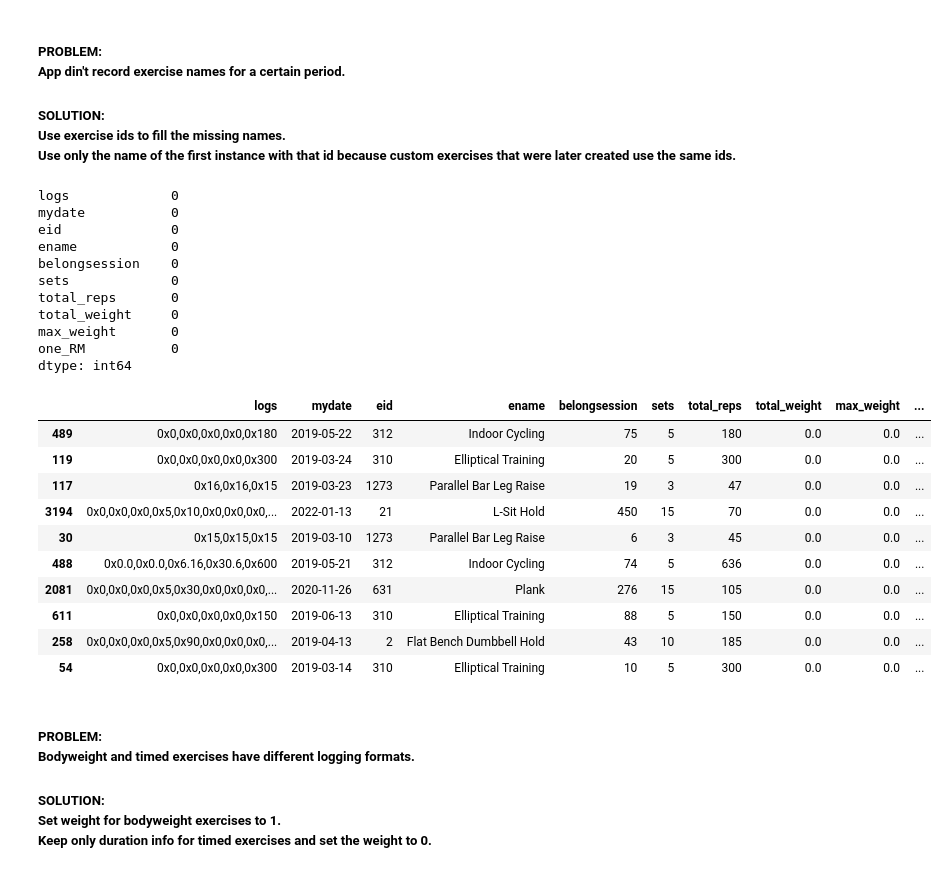
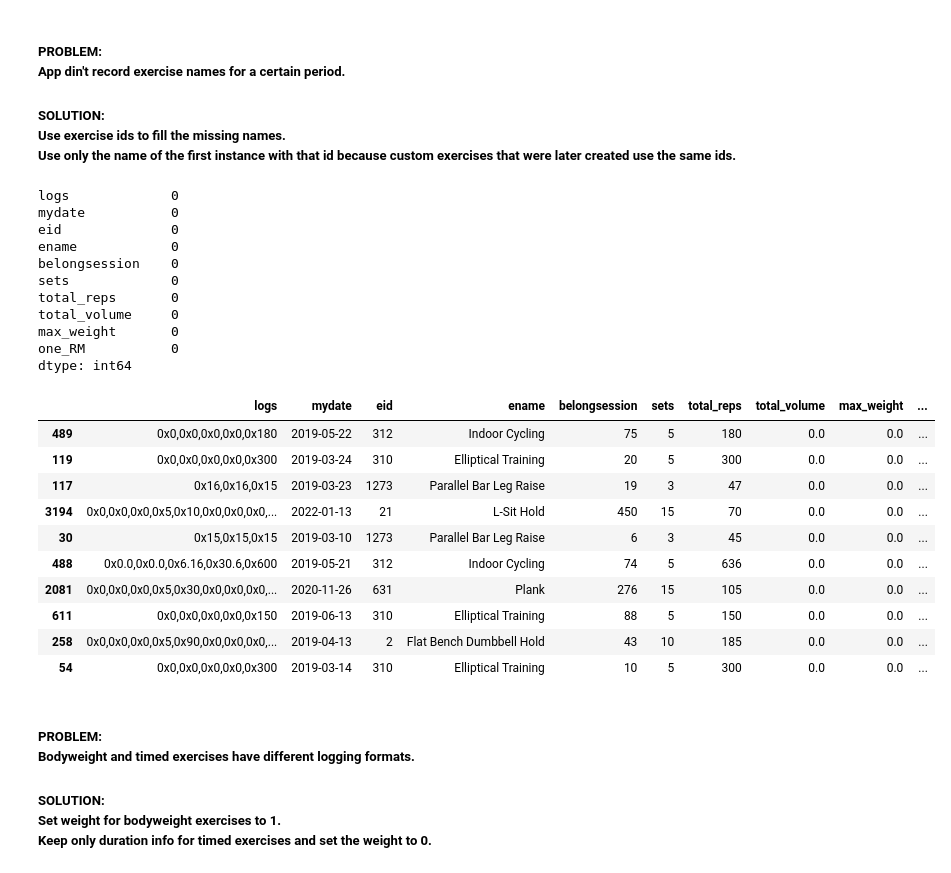
Before and after one commit to PlasmaScale/Data_cleaning_exercise_Jefit, a Jupyter notebook: data_cleaning.ipynb, the cells around one changed output. Drawn from its saved outputs; the diff is of its cells as text; code cells hidden in the pictures.

```diff
--- a/data_cleaning.ipynb
+++ b/data_cleaning.ipynb
@@ -174,8 +175,8 @@ def extract_from_logs(row):
     # Calculate the total number of reps
     row["total_reps"] = sum(reps)
 
-    # Calculate the total weight
-    row["total_weight"] = sum(weights)
+    # Calculate the total volume (weight*reps*sets)
+    row["total_volume"] = sum([weight*rep for weight,rep in zip(weights,reps)])
 
     # Find the heaviest weight used
     row["max_weight"] = max(weights)
@@ -341,16 +342,16 @@ ename            0
 belongsession    0
 sets             0
 total_reps       0
-total_weight     0
+total_volume     0
 max_weight       0
 one_RM           0
 dtype: int64
 # %%
 # Find exercises with zero weight
 exercises.query(
-    "total_weight==0").sample(10, random_state=0)
+    "total_volume==0").sample(10, random_state=0)
 # %% [output]
-|  | logs | mydate | eid | ename | belongsession | sets | total_reps | total_weight | max_weight | ... |
+|  | logs | mydate | eid | ename | belongsession | sets | total_reps | total_volume | max_weight | ... |
 | 489 | 0x0,0x0,0x0,0x0,0x180 | 2019-05-22 | 312 | Indoor Cycling | 75 | 5 | 180 | 0.0 | 0.0 | ... |
 | 119 | 0x0,0x0,0x0,0x0,0x300 | 2019-03-24 | 310 | Elliptical Training | 20 | 5 | 300 | 0.0 | 0.0 | ... |
 | 117 | 0x16,0x16,0x15 | 2019-03-23 | 1273 | Parallel Bar Leg Raise | 19 | 3 | 47 | 0.0 | 0.0 | ... |
```
Also changed, not shown: parts of 15 cells of this notebook.
